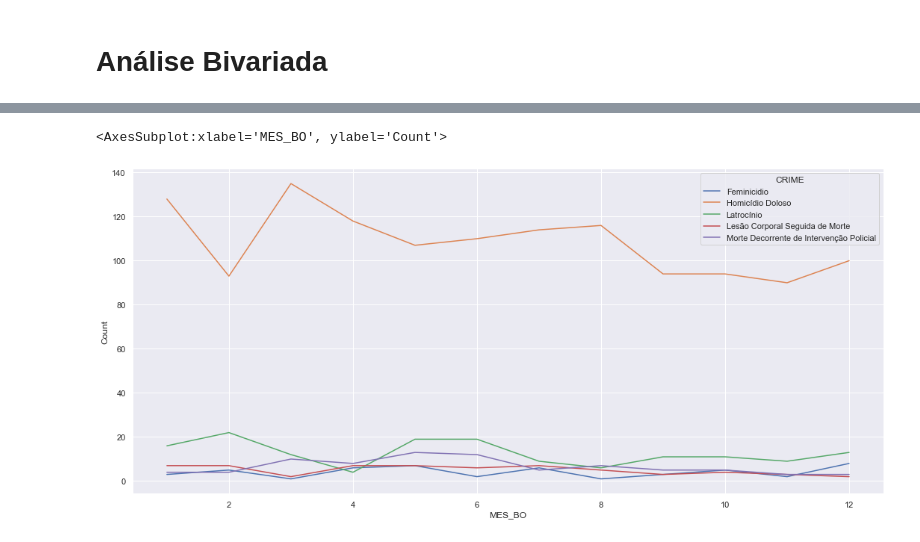
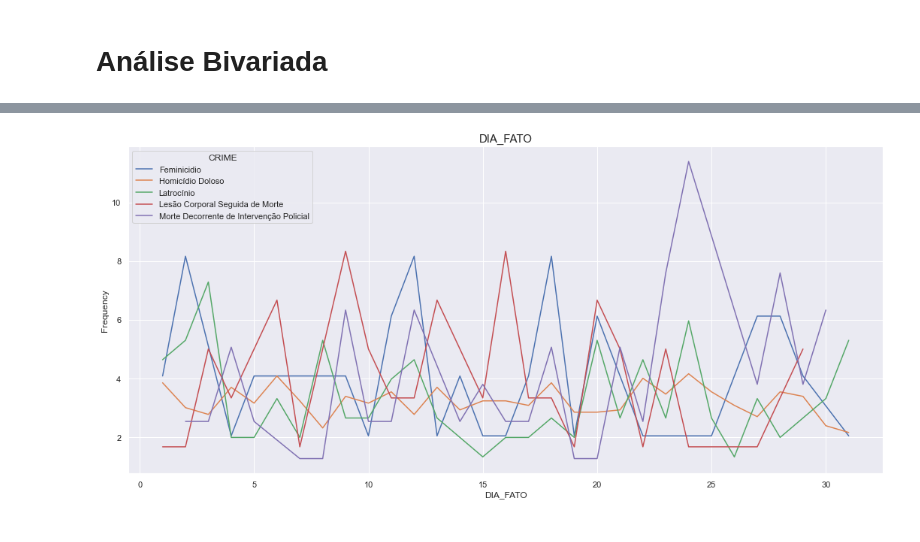
Before and after one commit to LucaNoto/PF_CoderHouse, a Jupyter notebook: Crimes_AnaliseBivariadaLucaNoto.ipynb, the cells around one changed output, grey strips where cells are left out. Cells and saved outputs as stored; diff of their text form; code cells hidden in the pictures.

```diff
--- a/Crimes_AnaliseBivariadaLucaNoto.ipynb
+++ b/Crimes_AnaliseBivariadaLucaNoto.ipynb
@@ -92,0 +154,27 @@ sns.lineplot(data=year_counts, x="ANO_BO", y="Count", hue="CRIME")
+# %%
+dictMonthsOfYear = {'1': 'Janeiro',
+                    '2': 'Fevereiro',
+                    '3': 'Março',
+                    '4': 'Abril',
+                    '5': 'Maio',
+                    '6': 'Junho',
+                    '7': 'Julho',
+                    '8': 'Agosto',
+                    '9': 'Setembro',
+                    '10': 'Outubro',
+                    '11': 'Novembro',
+                    '12': 'Dezembro'}
+
+
+variable = 'MES_FATO'
+df = generateFrequencyGroupBy('CRIME',variable)
+df[variable] = df[variable].astype(str).map(dictMonthsOfYear)
+
+
+sns.set(rc={'figure.figsize':(18,8)})
+sns.lineplot(data=df, x=variable, y="Frequency", hue="CRIME")
+
+
+plt.title(variable, fontdict = {'fontsize': 15})
+
+plt.show()
@@ -93,18 +190,10 @@ sns.lineplot(data=year_counts, x="ANO_BO", y="Count", hue="CRIME")
 # %%
-month_counts = dfClean.groupby(['MES_BO','CRIME']).size().reset_index().rename(columns={0:'Count'})
+variable = 'DIA_FATO'
+df = generateFrequencyGroupBy('CRIME',variable)
 
-# month_counts
 sns.set(rc={'figure.figsize':(18,8)})
-sns.lineplot(data=month_counts, x="MES_BO", y="Count", hue="CRIME")
-
-
-# x = list(month_counts.keys())
-# y = list(month_counts.values)
-# sns.barplot(x=x, y=y, palette="GnBu_d")
-# plt.xticks(rotation=90)
-# plt.title("Mês de Ocorrencia", fontdict = {'fontsize': 15})
-# plt.ylabel("Frequência", fontdict={'fontsize': 15})
-# plt.show()
+sns.lineplot(data=df, x=variable, y="Frequency", hue="CRIME")
+plt.title(variable, fontdict = {'fontsize': 15})
+plt.show()
 # %% [output]
-<AxesSubplot:xlabel='MES_BO', ylabel='Count'>
-[figure, old version]
+[figure, new version]
```
Also changed, not shown: parts of 21 cells of this notebook, 2 other files.
